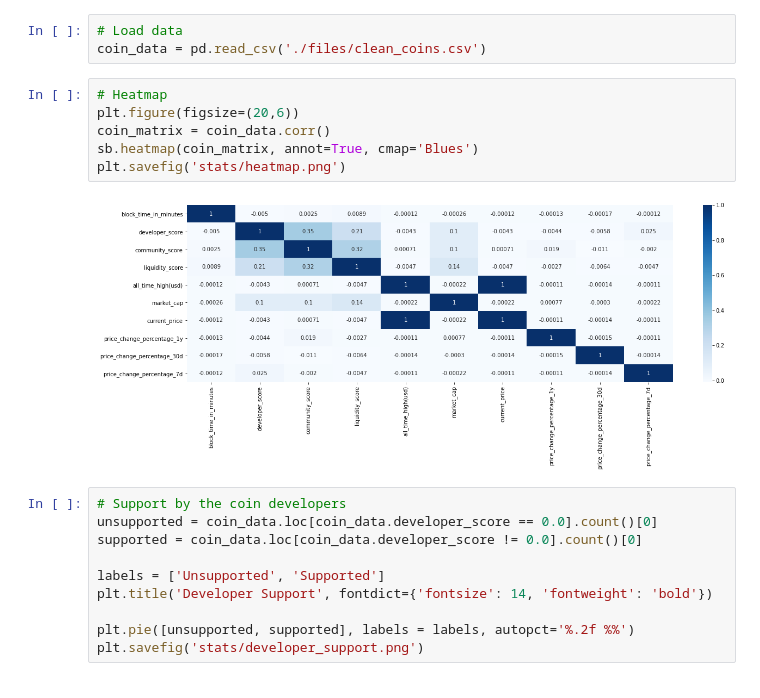
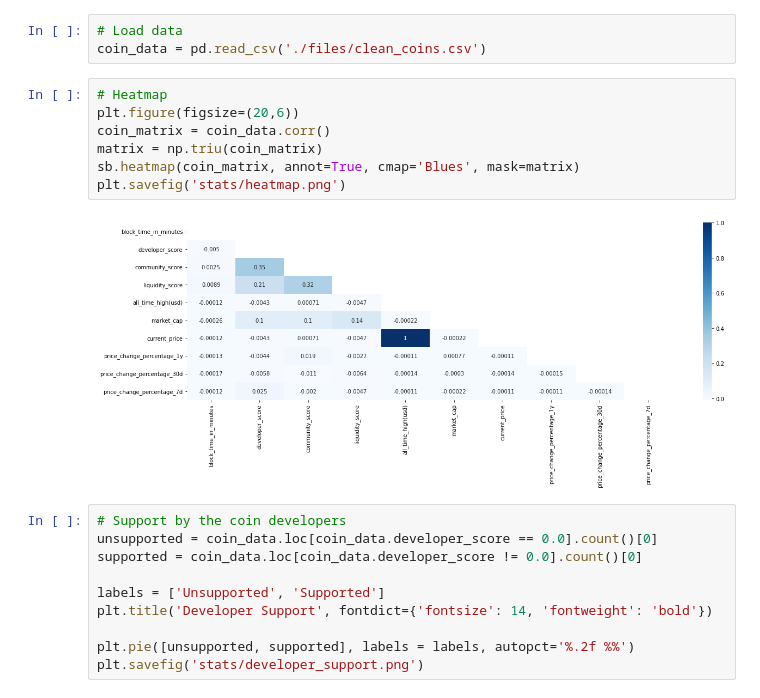
Before and after one commit to 2dukes/PROJ_PRI_2122, a Jupyter notebook: Statistics.ipynb, the cells around one changed output. Drawn from its saved outputs; the diff is of its cells as text.

Commit message:
Add: X and Y Captions to the graphics. Selected only the lower half of correlation matrices.

```diff
--- a/Statistics.ipynb
+++ b/Statistics.ipynb
@@ -12,11 +12,12 @@ coin_data = pd.read_csv('./files/clean_coins.csv')
 # %%
 # Heatmap
 plt.figure(figsize=(20,6))
 coin_matrix = coin_data.corr()
-sb.heatmap(coin_matrix, annot=True, cmap='Blues')
+matrix = np.triu(coin_matrix)
+sb.heatmap(coin_matrix, annot=True, cmap='Blues', mask=matrix)
 plt.savefig('stats/heatmap.png')
 # %% [output]
-[figure, old version]
+[figure, new version]
 # %%
 # Support by the coin developers
 unsupported = coin_data.loc[coin_data.developer_score == 0.0].count()[0]
```
Also changed, not shown: parts of 7 cells of this notebook, 3 other files.
